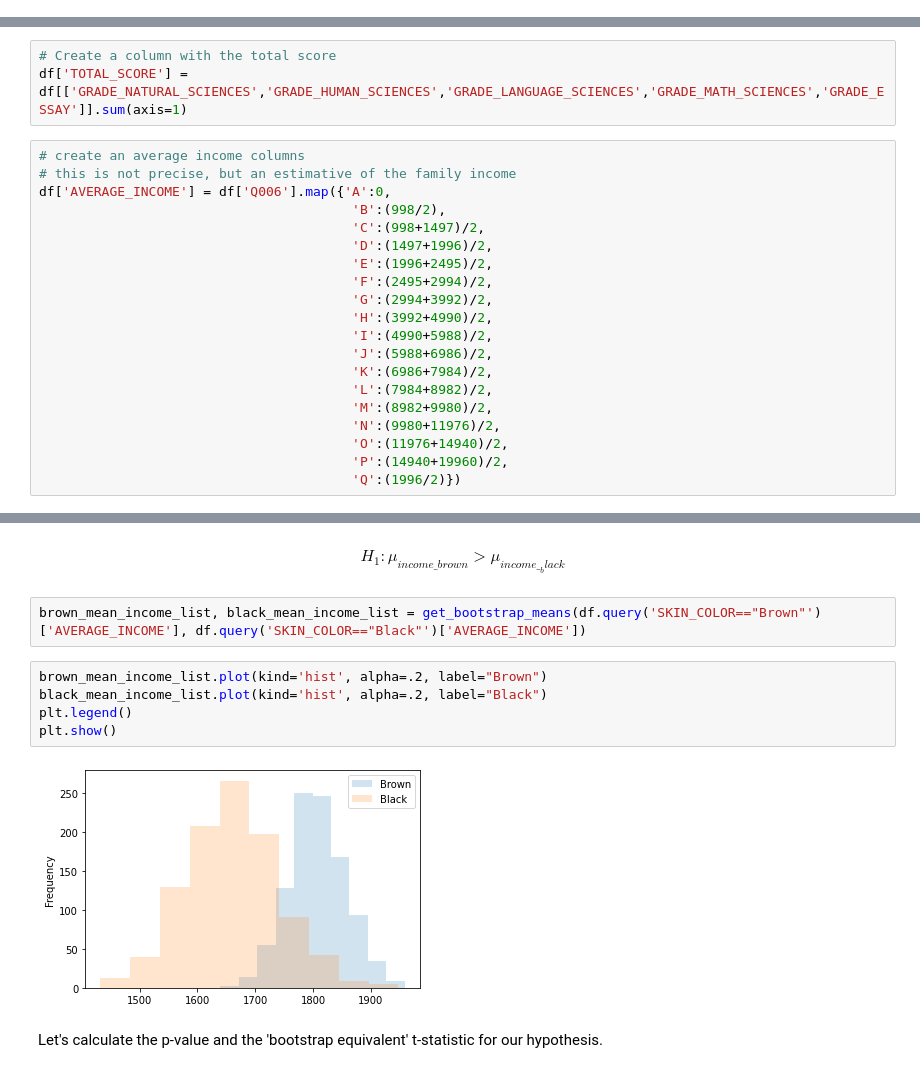
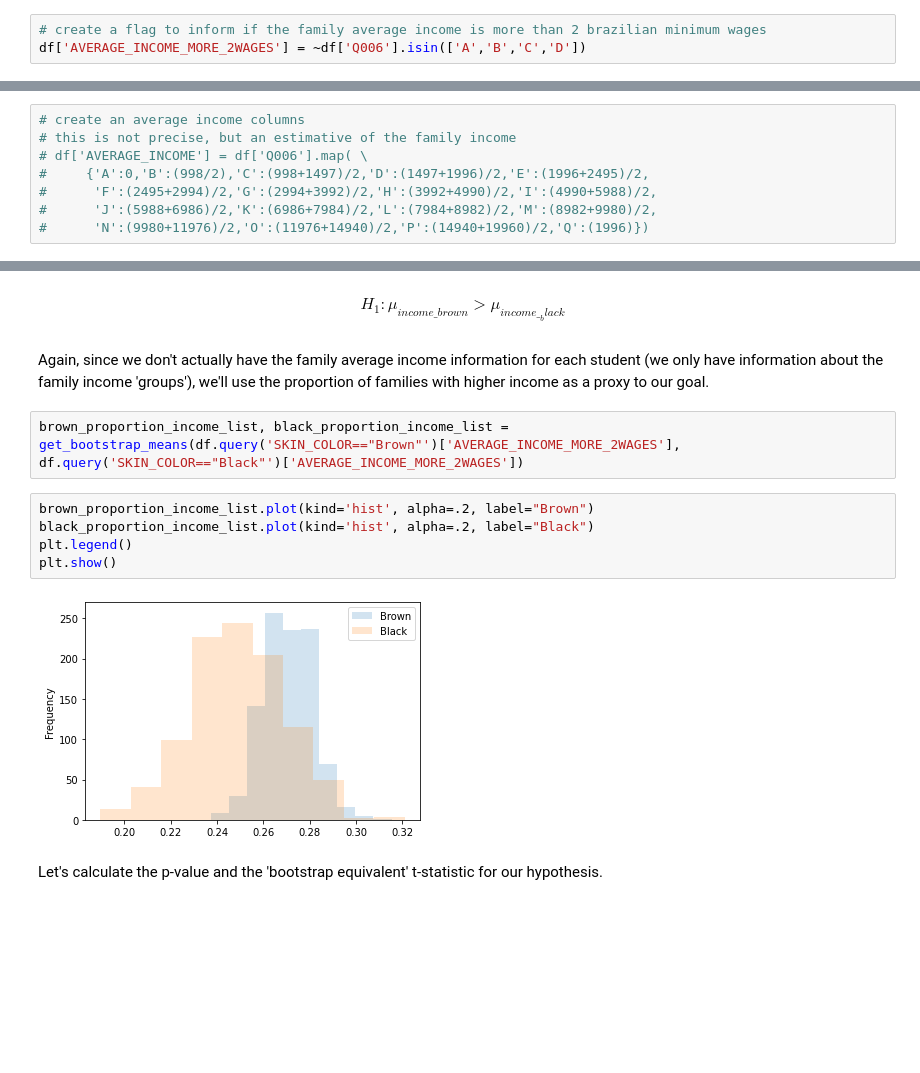
Before and after one commit to thiagofuruchima/enem_ds, a Jupyter notebook: enem_data_study.ipynb, the cells around one changed output, grey strips where cells are left out. Cells and saved outputs as stored; diff of their text form; blank space fills up the shorter version.

Commit message:
Hypothesis for income rewritten.

```diff
--- a/enem_data_study.ipynb
+++ b/enem_data_study.ipynb
@@ -228,3 +221,6 @@ Also, let's compute the total score for each student.
+# %%
+# create a flag to inform if the family average income is more than 2 brazilian minimum wages
+df['AVERAGE_INCOME_MORE_2WAGES'] = ~df['Q006'].isin(['A','B','C','D'])
 # %%
 # define our significance level as 5%
 alpha = 0.05
@@ -241,29 +237,14 @@ def get_bootstrap_means(group1, group2):
     group2_mean_list.append(group2_mean)
 
   return pd.Series(group1_mean_list), pd.Series(group2_mean_list)
-# %%
-# Create a column with the total score
-df['TOTAL_SCORE'] = df[['GRADE_NATURAL_SCIENCES','GRADE_HUMAN_SCIENCES','GRADE_LANGUAGE_SCIENCES','GRADE_MATH_SCIENCES','GRADE_ESSAY']].sum(axis=1)
 # %%
 # create an average income columns
 # this is not precise, but an estimative of the family income
-df['AVERAGE_INCOME'] = df['Q006'].map({'A':0,
-                                        'B':(998/2),
-                                        'C':(998+1497)/2,
-                                        'D':(1497+1996)/2,
-                                        'E':(1996+2495)/2,
-                                        'F':(2495+2994)/2,
-                                        'G':(2994+3992)/2,
-                                        'H':(3992+4990)/2,
-                                        'I':(4990+5988)/2,
-                                        'J':(5988+6986)/2,
-                                        'K':(6986+7984)/2,
-                                        'L':(7984+8982)/2,
-                                        'M':(8982+9980)/2,
-                                        'N':(9980+11976)/2,
-                                        'O':(11976+14940)/2,
-                                        'P':(14940+19960)/2,
-                                        'Q':(1996/2)})
+# df['AVERAGE_INCOME'] = df['Q006'].map( \
+#     {'A':0,'B':(998/2),'C':(998+1497)/2,'D':(1497+1996)/2,'E':(1996+2495)/2,
+#      'F':(2495+2994)/2,'G':(2994+3992)/2,'H':(3992+4990)/2,'I':(4990+5988)/2,
+#      'J':(5988+6986)/2,'K':(6986+7984)/2,'L':(7984+8982)/2,'M':(8982+9980)/2,
+#      'N':(9980+11976)/2,'O':(11976+14940)/2,'P':(14940+19960)/2,'Q':(1996)})
 # %% [markdown]
 ## 4. Modeling
 # %% [markdown]
@@ -418,15 +411,17 @@ Fail to Reject the Null Hypothesis.
 $$ H_0 : \mu_{income\_brown} \le \mu_{income\_black} $$
 # %% [markdown]
 $$ H_1 : \mu_{income\_brown} \gt \mu_{income\__black} $$
+# %% [markdown]
+Again, since we don't actually have the family average income information for each student (we only have information about the family income 'groups'), we'll use the proportion of families with higher income as a proxy to our goal.
 # %%
-brown_mean_income_list, black_mean_income_list = get_bootstrap_means(df.query('SKIN_COLOR=="Brown"')['AVERAGE_INCOME'], df.query('SKIN_COLOR=="Black"')['AVERAGE_INCOME'])
+brown_proportion_income_list, black_proportion_income_list = get_bootstrap_means(df.query('SKIN_COLOR=="Brown"')['AVERAGE_INCOME_MORE_2WAGES'], df.query('SKIN_COLOR=="Black"')['AVERAGE_INCOME_MORE_2WAGES'])
 # %%
-brown_mean_income_list.plot(kind='hist', alpha=.2, label="Brown")
-black_mean_income_list.plot(kind='hist', alpha=.2, label="Black")
+brown_proportion_income_list.plot(kind='hist', alpha=.2, label="Brown")
+black_proportion_income_list.plot(kind='hist', alpha=.2, label="Black")
 plt.legend()
 plt.show()
 # %% [output]
-[figure, old version]
+[figure, new version]
 # %% [markdown]
 Let's calculate the p-value and the 'bootstrap equivalent' t-statistic for our hypothesis.
 # %%
```
Also changed, not shown: parts of 44 cells of this notebook.
